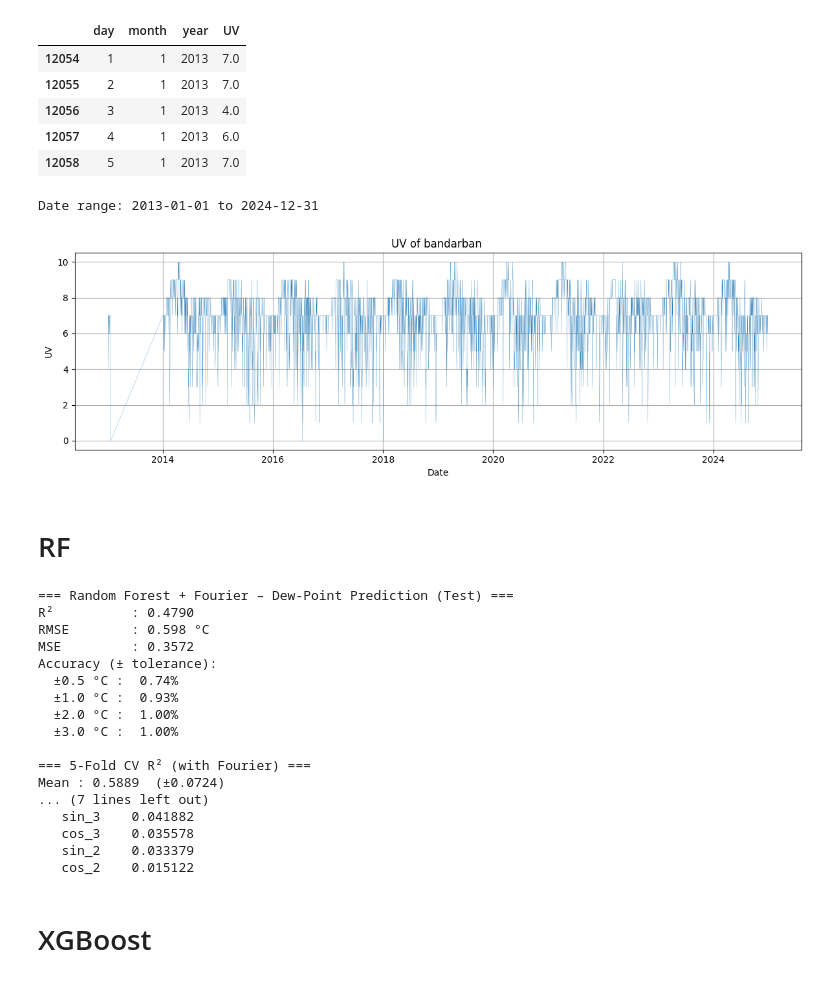
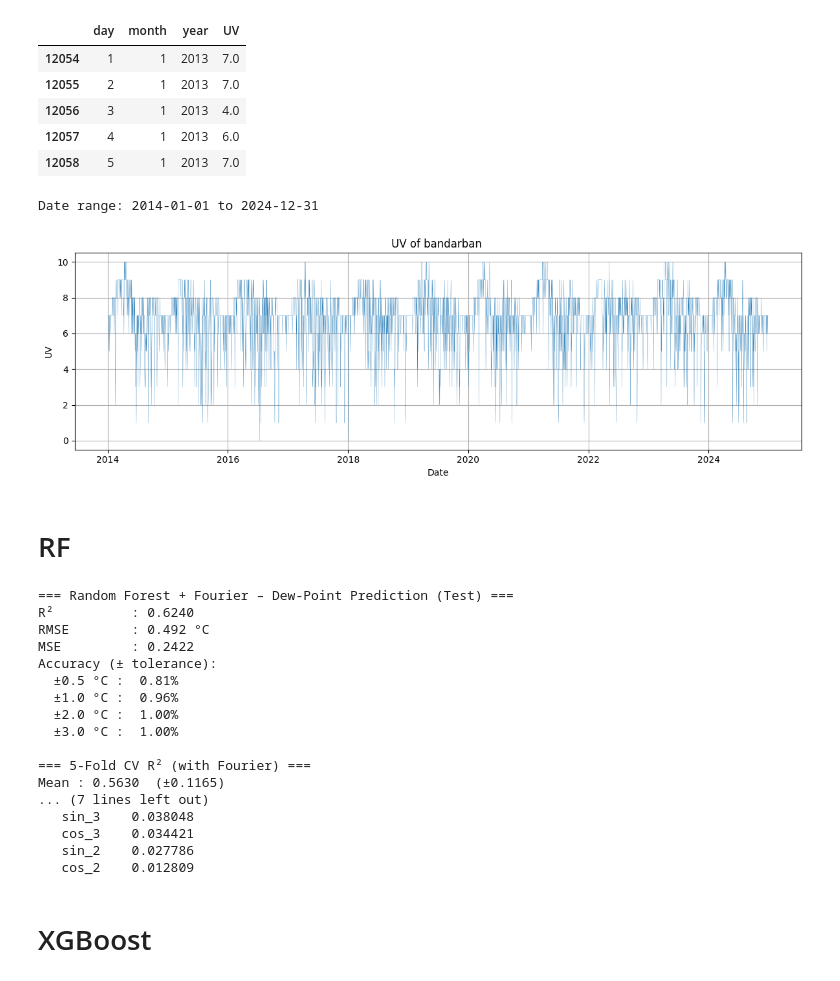
Before and after one commit to not-your-pancake/TCC_Journal, a Jupyter notebook: 0 Real Done Shit/5. Haor or Wetland Humid Zone (Haor Basin)/5. UV Index Risk Categories/Habiganj.ipynb, the cells around one changed output. Saved outputs shown, nothing was run; the diff lists cells and outputs as text; code cells hidden in the pictures.

```diff
--- a/0 Real Done Shit/5. Haor or Wetland Humid Zone (Haor Basin)/5. UV Index Risk Categories/Habiganj.ipynb
+++ b/0 Real Done Shit/5. Haor or Wetland Humid Zone (Haor Basin)/5. UV Index Risk Categories/Habiganj.ipynb
@@ -22,38 +22,38 @@ df_district.head()
 # %%
 import matplotlib.pyplot as plt
 
 if 'date' not in df_district.columns:
     df_district['date'] = pd.to_datetime(df_district[['year', 'month', 'day']])
 
-# show date range
-min_date = df_district['date'].min()
-max_date = df_district['date'].max()
-print(f"Date range: {min_date.date()} to {max_date.date()}")
+# # show date range
+# min_date = df_district['date'].min()
+# max_date = df_district['date'].max()
+# print(f"Date range: {min_date.date()} to {max_date.date()}")
 
 
-# # filter data for custom date range: 2020 to 2024
-# df_district = df_district[
-#     (df_district['date'] >= '1980-01-01') & (df_district['date'] <= '2024-12-31')
-# ]
-# custom_range_df = df_district.copy()
+# filter data for custom date range: 2020 to 2024
+df_district = df_district[
+    (df_district['date'] >= '2014-01-01') & (df_district['date'] <= '2024-12-31')
+]
+custom_range_df = df_district.copy()
 
-# # show date range
-# min_date = custom_range_df['date'].min()
-# max_date = custom_range_df['date'].max()
-# print(f"Date range: {min_date.date()} to {max_date.date()}")
+# show date range
+min_date = custom_range_df['date'].min()
+max_date = custom_range_df['date'].max()
+print(f"Date range: {min_date.date()} to {max_date.date()}")
 
 # plot daily temperature time series
 plt.figure(figsize=(12, 4))
 plt.plot(df_district['date'], df_district['UV'], linewidth=0.2)
 plt.xlabel('Date')
 plt.ylabel('UV')
 plt.title('UV of bandarban ')
 plt.grid(True)
 plt.tight_layout()
 plt.show()
 # %% [output]
-Date range: 2013-01-01 to 2024-12-31
+Date range: 2014-01-01 to 2024-12-31
-[figure, old version]
+[figure, new version]
 # %%
 import pandas as pd
 import numpy as np
@@ -160,22 +160,22 @@ print("\n=== Feature Importances (Top 10) ===")
 print(fi.head(10).to_string(index=False))
 # %% [output]
 === Random Forest + Fourier – Dew-Point Prediction (Test) ===
-R²          : 0.4790
-RMSE        : 0.598 °C
-MSE         : 0.3572
+R²          : 0.6240
+RMSE        : 0.492 °C
+MSE         : 0.2422
 Accuracy (± tolerance):
-  ±0.5 °C :  0.74%
-  ±1.0 °C :  0.93%
+  ±0.5 °C :  0.81%
+  ±1.0 °C :  0.96%
   ±2.0 °C :  1.00%
   ±3.0 °C :  1.00%
 
 === 5-Fold CV R² (with Fourier) ===
-Mean : 0.5889  (±0.0724)
+Mean : 0.5630  (±0.1165)
 ... (7 lines left out)
-   sin_3    0.041882
-   cos_3    0.035578
-   sin_2    0.033379
-   cos_2    0.015122
+   sin_3    0.038048
+   cos_3    0.034421
+   sin_2    0.027786
+   cos_2    0.012809
 # %% [markdown]
 # XGBoost
 # %%
```
Also changed, not shown: parts of 6 cells of this notebook, 20 other files.
